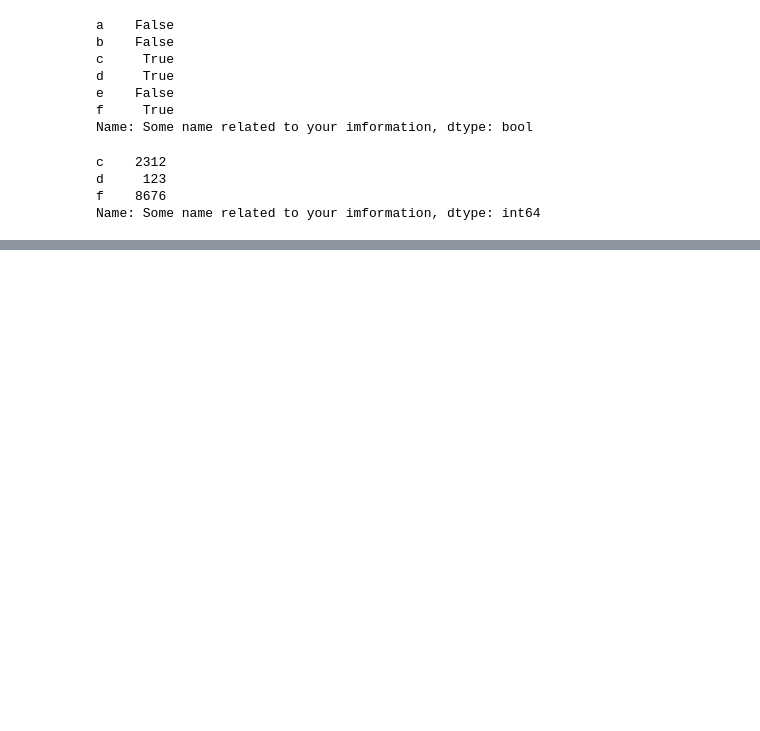
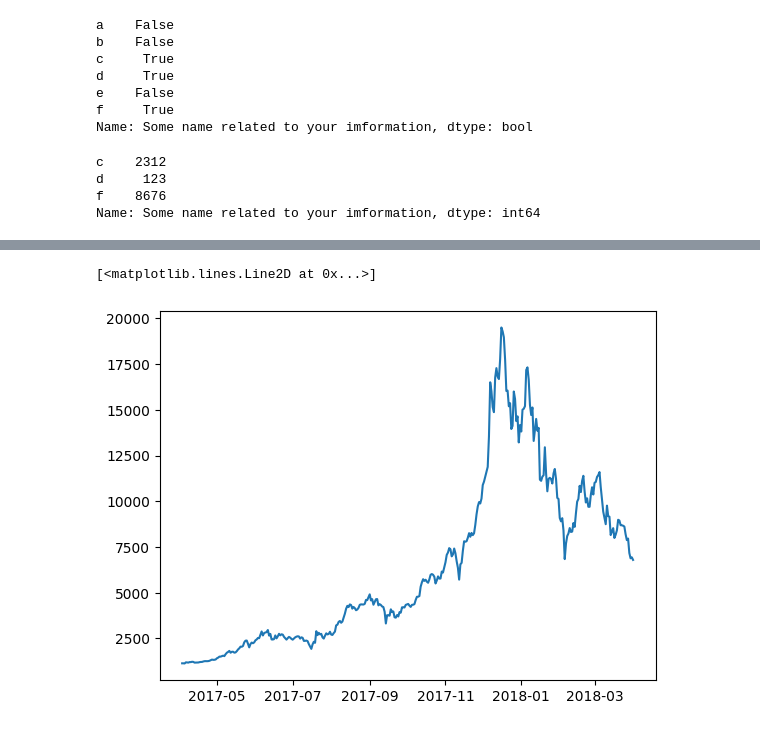
Before and after one commit to ayushd05/python, a Jupyter notebook: PANDAS_library.ipynb, the cells around one changed output, grey strips where cells are left out. Saved outputs shown, nothing was run; the diff lists cells and outputs as text; code cells hidden in the pictures; blank space fills up the shorter version.

```diff
--- a/PANDAS_library.ipynb
+++ b/PANDAS_library.ipynb
@@ -121,0 +196,5 @@ Name: Some name related to your imformation, dtype: int64
+# %%
+plt.plot(df.index, df['Price'])
+# %% [output]
+[<matplotlib.lines.Line2D at 0x...>]
+[figure, added]
```
Also changed, not shown: parts of 14 cells of this notebook.
